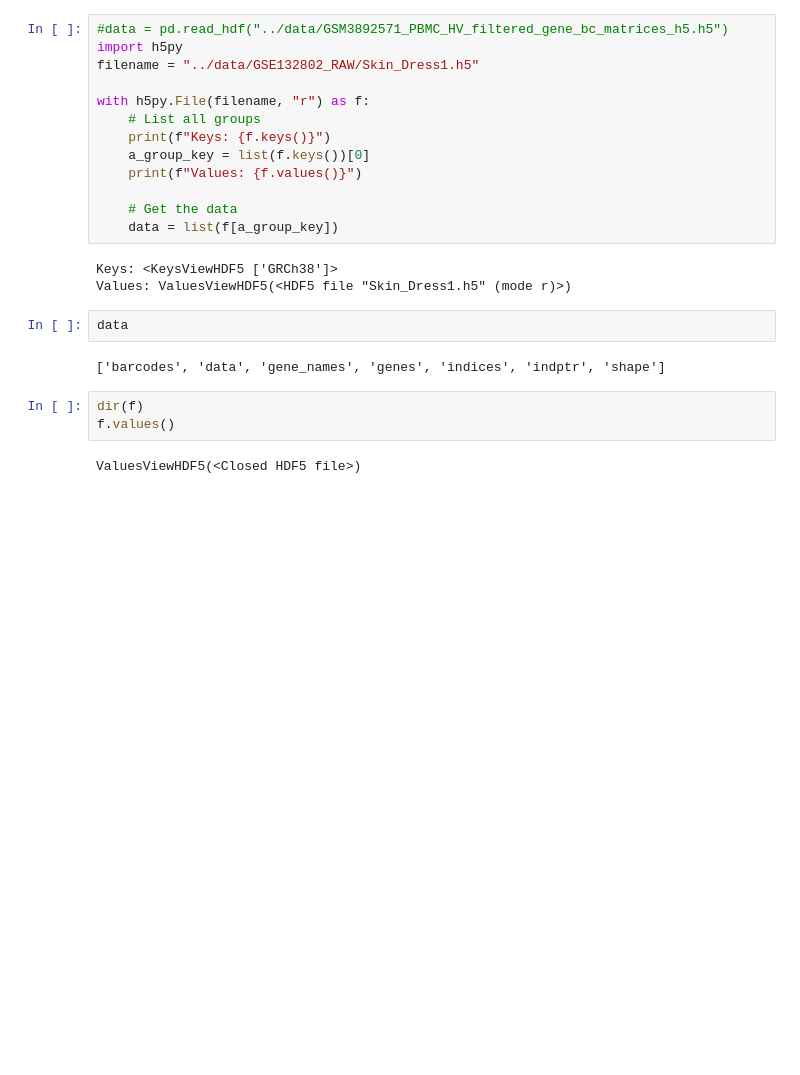
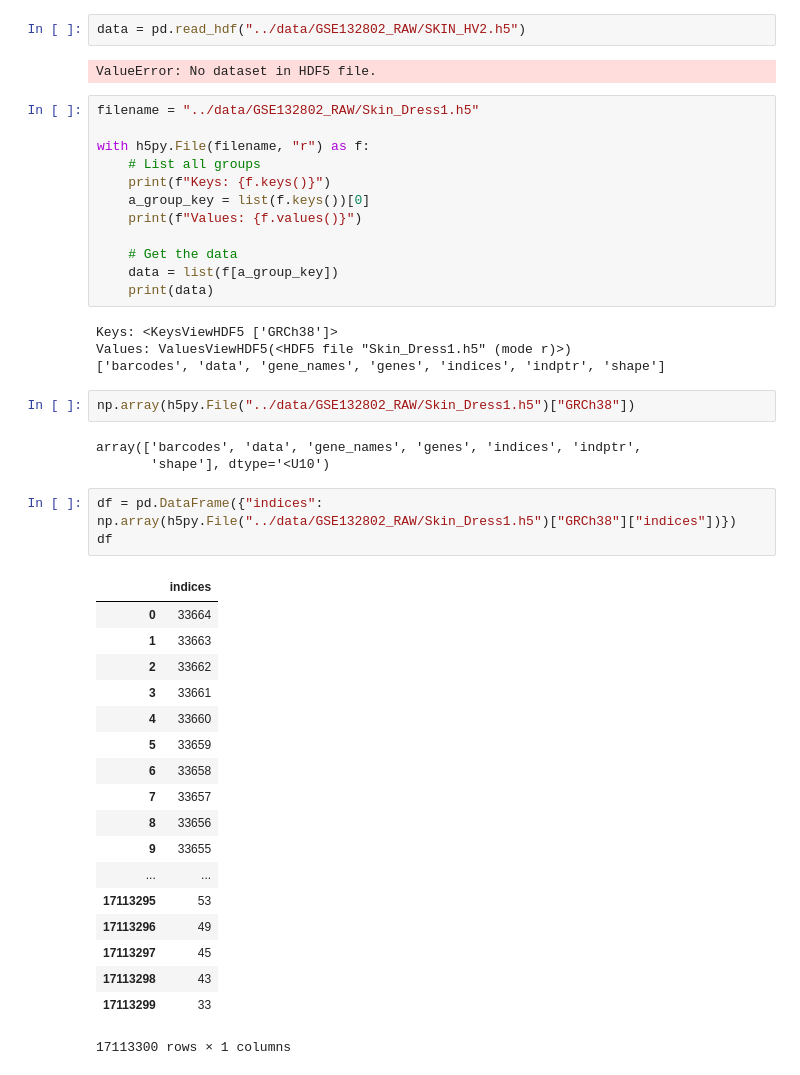
Before and after one commit to statisticalbiotechnology/wall, a Jupyter notebook: single_cell/src/cell data preparation for GSEA.ipynb, the cells around one changed output. Saved outputs shown, nothing was run; the diff lists cells and outputs as text; blank space fills up the shorter version.

```diff
--- a/single_cell/src/cell data preparation for GSEA.ipynb
+++ b/single_cell/src/cell data preparation for GSEA.ipynb
@@ -5,6 +9,8 @@ import numpy as np
+# %%
+data = pd.read_hdf("../data/GSE132802_RAW/SKIN_HV2.h5")
+# %% [output]
+ValueError: No dataset in HDF5 file.
 # %%
-#data = pd.read_hdf("../data/GSM3892571_PBMC_HV_filtered_gene_bc_matrices_h5.h5")
-import h5py
 filename = "../data/GSE132802_RAW/Skin_Dress1.h5"
 
 with h5py.File(filename, "r") as f:
@@ -15,15 +21,35 @@ with h5py.File(filename, "r") as f:
 
     # Get the data
     data = list(f[a_group_key])
+    print(data)
 # %% [output]
 Keys: <KeysViewHDF5 ['GRCh38']>
 Values: ValuesViewHDF5(<HDF5 file "Skin_Dress1.h5" (mode r)>)
+['barcodes', 'data', 'gene_names', 'genes', 'indices', 'indptr', 'shape']
-# %%
-data
-# %% [output]
-['barcodes', 'data', 'gene_names', 'genes', 'indices', 'indptr', 'shape']
-# %%
-dir(f)
-f.values()
-# %% [output]
-ValuesViewHDF5(<Closed HDF5 file>)
+# %%
+np.array(h5py.File("../data/GSE132802_RAW/Skin_Dress1.h5")["GRCh38"])
+# %% [output]
+array(['barcodes', 'data', 'gene_names', 'genes', 'indices', 'indptr',
+       'shape'], dtype='<U10')
+# %%
+df = pd.DataFrame({"indices": np.array(h5py.File("../data/GSE132802_RAW/Skin_Dress1.h5")["GRCh38"]["indices"])})
+df
+# %% [output]
+|  | indices |
+| 0 | 33664 |
+| 1 | 33663 |
+| 2 | 33662 |
+| 3 | 33661 |
+| 4 | 33660 |
+| 5 | 33659 |
+| 6 | 33658 |
+| 7 | 33657 |
+| 8 | 33656 |
+| 9 | 33655 |
+| ... | ... |
+| 17113295 | 53 |
+| 17113296 | 49 |
+| 17113297 | 45 |
+| 17113298 | 43 |
+| 17113299 | 33 |
+17113300 rows × 1 columns
```
Also changed, not shown: parts of 9 cells of this notebook.
